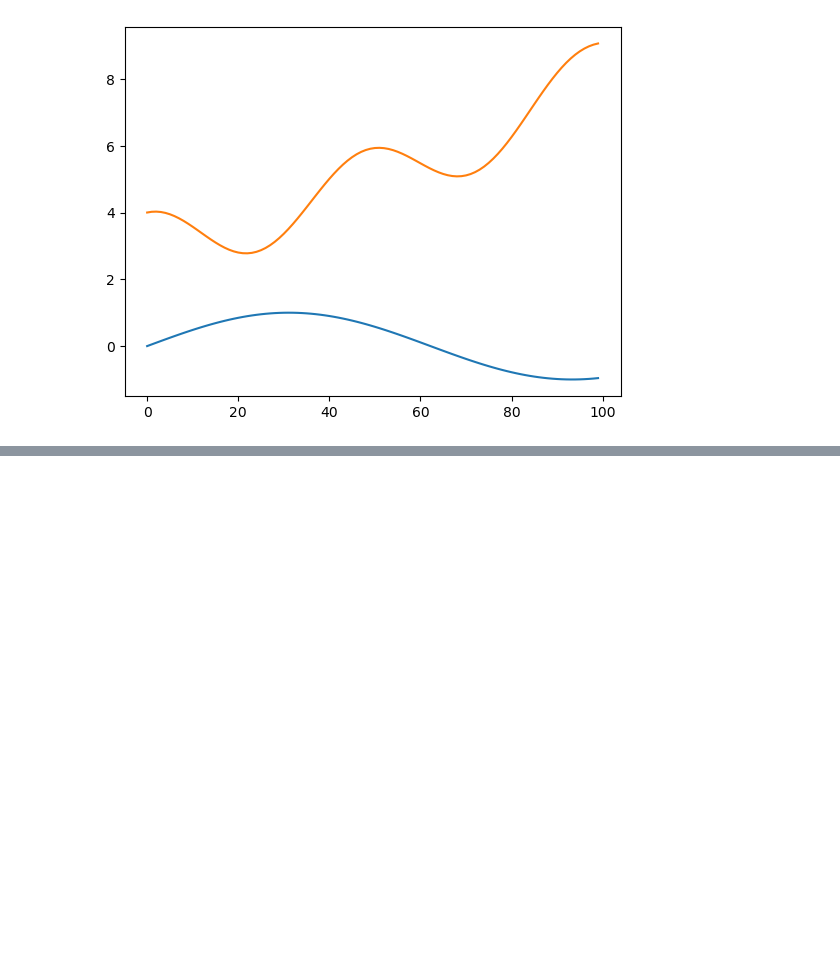
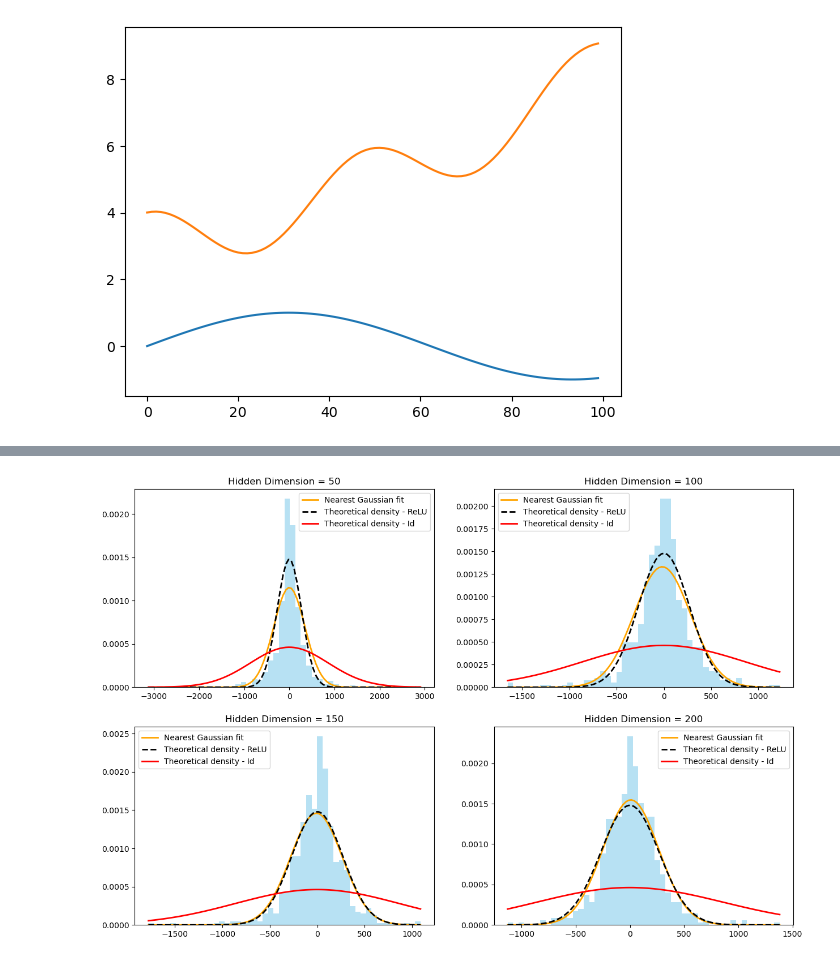
Before and after one commit to MucaCirone/NeuralSignatureKernels, a Jupyter notebook: notebooks/test.ipynb, the cells around one changed output, grey strips where cells are left out. Cells and saved outputs as stored; diff of their text form; code cells hidden in the pictures; blank space fills up the shorter version.

```diff
--- a/notebooks/test.ipynb
+++ b/notebooks/test.ipynb
@@ -137,0 +318,9 @@ torch.Size([80, 80, 100, 100])
+# %%
+i = 1
+
+fig, ax = plt.subplots(2, 2, figsize=(15, 10))
+
+for k in range(4):
+    plot_pdf_comparison(ax[int(k/2),k%2], results[k,:,i], ReLU_stds[i], id_stds[i], means[k,i], stds[k,i], hidden_dims[k])
+# %% [output]
+[figure, added]
```
Also changed, not shown: parts of 13 cells of this notebook, 2 other files.
